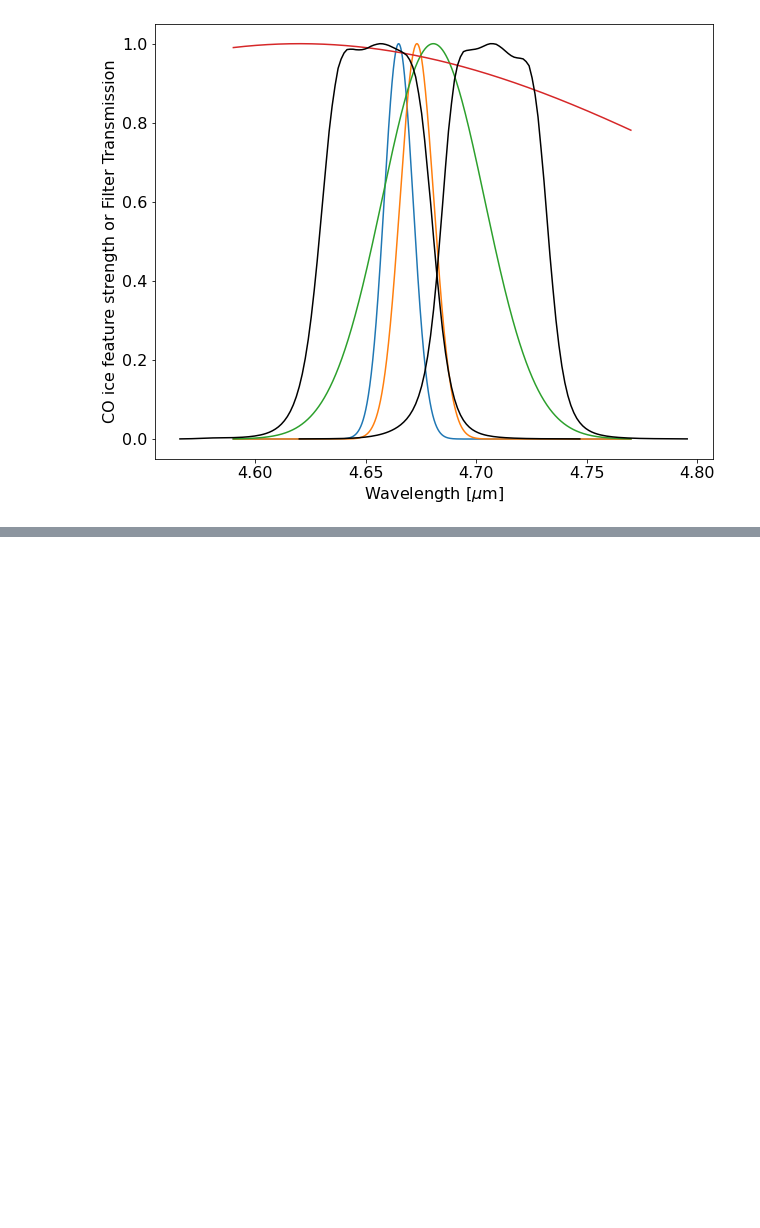
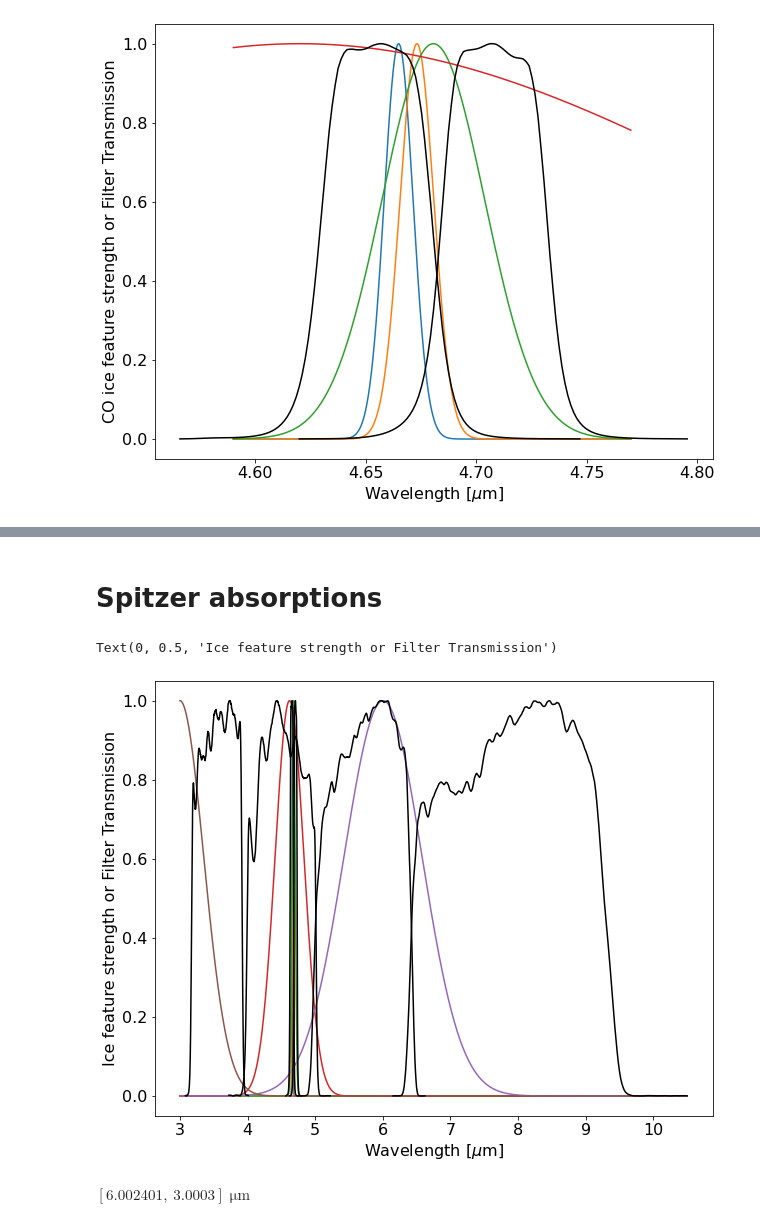
Before and after one commit to keflavich/brick-jwst-2221, a Jupyter notebook: notebooks/COFundamentalModeling.ipynb, the cells around one changed output, grey strips where cells are left out. Cells and saved outputs as stored; diff of their text form; code cells hidden in the pictures; blank space fills up the shorter version.

```diff
--- a/notebooks/COFundamentalModeling.ipynb
+++ b/notebooks/COFundamentalModeling.ipynb
@@ -606,0 +597,11 @@ xcn_width = 100*u.cm**-1 / (xcn_center.to(u.cm**-1, u.spectral())) * xcn_center
+# %%
+water_ice_centers_icm = [1666, 3333]*u.cm**-1
+water_ice_widths_icm = [160, 390]*u.cm**-1
+water_ice_centers = water_ice_centers_icm.to(u.um, u.spectral())
+water_ice_widths = (water_ice_widths_icm / water_ice_centers_icm) * water_ice_centers
+water_ice_bandstrengths = [1.2e-17, 2e-16]*u.cm
+# first is Gerakines+1995 via Boogert+2007
+# second Hagen+1981 vis Boogert+2022 - but this is for the 3um band, not the 6um?
+nh4_ice_centers = []
+nh4_ice_widths = []
+nh4_ice_bandstrengths = []
@@ -627,0 +800,35 @@ pl.savefig(f'{basepath}/paper_figures/CO_and_XCN_Ice_on_466and470.pdf', bbox_inc
+# %% [markdown]
+# Spitzer absorptions
+# %%
+instrument = 'IRAC'
+telescope = 'Spitzer'
+wavelength_tables_spitzer = {filt: SvoFps.get_transmission_data(f'{telescope}/{instrument}.{filt}')
+                             for filt in ['I1', 'I2', 'I3', 'I4']}
+# %%
+wavelength_tables = {'f470n': wavelength_table_470,
+                     'f466n': wavelength_table_466,
+                    }
+wavelength_tables.update(wavelength_tables_spitzer)
+# %%
+xarr = np.linspace(3.0, 10.5, int(5e4))*u.um
+
+for cen, wid in zip(co_ice_wls, co_ice_widths):
+    pl.plot(xarr, np.exp(-(xarr-cen)**2/(2*wid**2)))
+
+pl.plot(xarr, np.exp(-(xarr-ocn_center)**2 / (2*ocn_width**2)))
+
+for cen, wid in zip(water_ice_centers, water_ice_widths):
+    pl.plot(xarr, np.exp(-(xarr-cen)**2/(2*wid**2)))
+
+for filt, tbl in wavelength_tables.items():
+    xarr = tbl['Wavelength'].quantity.to(u.um)
+    pl.plot(xarr, tbl['Transmission']/tbl['Transmission'].max(),
+            color='k')
+
+#pl.legend(loc='best')
+pl.xlabel(f"Wavelength [$\mu$m]")
+pl.ylabel("Ice feature strength or Filter Transmission")
+#pl.savefig(f'{basepath}/paper_figures/Ices_on_SpitzerandWebb.pdf', bbox_inches='tight');
+# %% [output]
+Text(0, 0.5, 'Ice feature strength or Filter Transmission')
+[figure, added]
@@ -627,0 +847,4 @@ pl.savefig(f'{basepath}/paper_figures/CO_and_XCN_Ice_on_466and470.pdf', bbox_inc
+# %%
+water_ice_centers
+# %% [output]
+$[6.002401,~3.0003] \; \mathrm{\mu m}$
```
Also changed, not shown: parts of 23 cells of this notebook, 2 other files.
